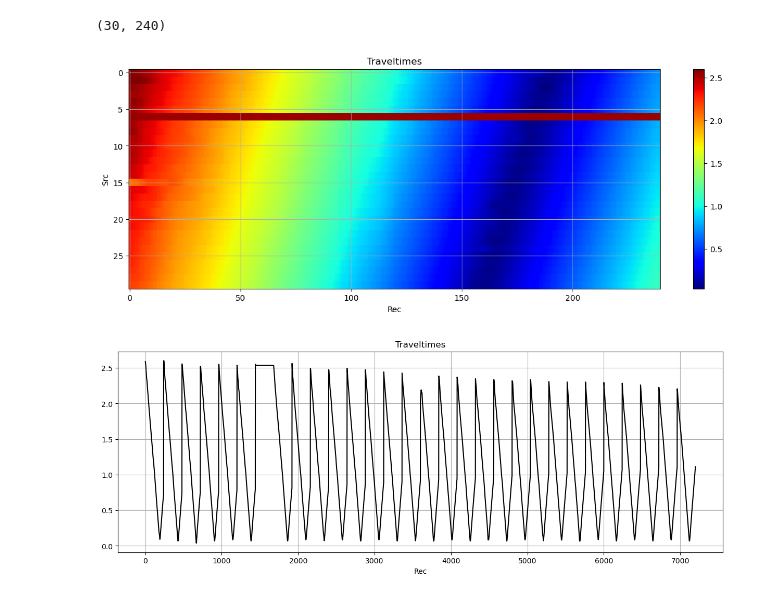
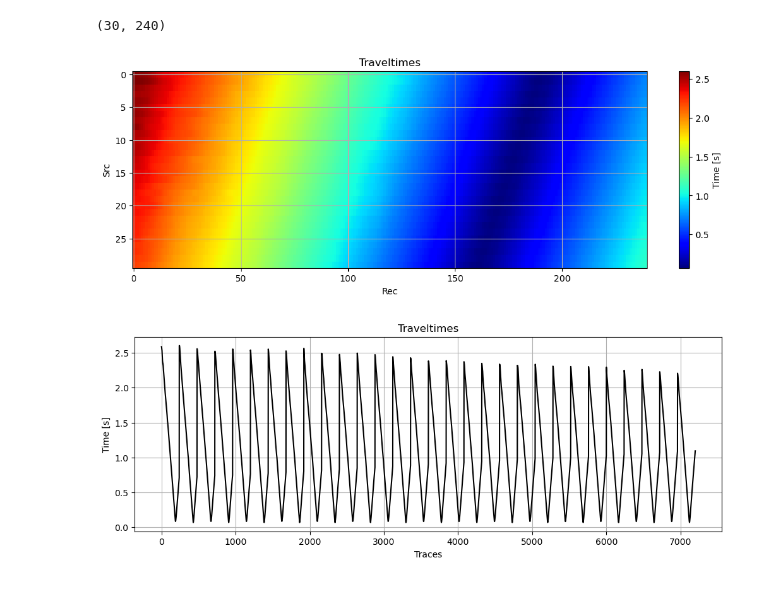
Before and after one commit to Amnah2020/RefrTomo, a Jupyter notebook: notebooks/FirstArrivalPicking_Volvo.ipynb, the cells around one changed output. Cells and saved outputs as stored; diff of their text form; code cells hidden in the pictures.

Commit message:
FIxed traveltime picking and survey geometry

```diff
--- a/notebooks/FirstArrivalPicking_Volvo.ipynb
+++ b/notebooks/FirstArrivalPicking_Volvo.ipynb
@@ -219,6 +266,6 @@ From the figure above, it is evident that applying the filter is not ideal, as i
 # %%
 # Identify the index of the time axis where t = 1s
-ind_t = np.where(sg.t == 1)[0][0]
+ind_t = np.where(t == 1)[0][0]
 
 # Amplify amplitudes beyond 1 second with the tgain function
 shot[:, ind_t:] = (shot[:, ind_t:].T * tgain[ind_t:, np.newaxis]).T
@@ -321,6 +363,9 @@ plt.show()
 
 The second approach is to set to a number times the average amplitude of a window in the background of the shot gather.
 # %%
+# # Obtain parameters for the picking
+ind_src = np.argmin(np.abs(offsetreg))    # index of src
+
 # Create window size
 ntwin = 300   # time samples
 nxwin = 50    # offset samples
@@ -345,7 +390,7 @@ recn_thrs_mid = 30  # Number of receivers threshold for mid offset
 recn_thrs_far = 70  # Number of receivers threshold for far offset
 
 # Set threshold values
-thresh_near = 30
+thresh_near = 50
 thresh_mid = 20
 thresh_far = 7
 
@@ -471,13 +515,13 @@ We apply the second approach to obtain the first arrival traveltimes of all shot
 # %%
 # Create empty lists to store the picked indices and times
 tfirsts = []
-# tfirsts_adjs = []
 
-for ishot in range(nSrc):
-    print(f"Start picking shot {ishot}")
-    shot = d[ishot]
+for src in range(nSrc):
+    print(f"Start picking shot {src}")
+    shot = sg.get_shotgather(src)['P']
     # Compute offset for the given shot
-    offset = np.sqrt((sg.srcx[ishotc] - sg.recx) ** 2 + (sg.srcy[ishotc] - sg.recy) ** 2)
+    offset = np.sqrt((sg.srcx_local[src] - sg.recx_local) ** 2 \
+        + (sg.srcy_local[src] - sg.recy_local) ** 2)
     # Rearrange the offset to start from the source
     offsetreg = np.linspace(-offset[0], offset[-1], nRec)
     # Get the source index
@@ -507,7 +551,7 @@ for ishot in range(nSrc):
     picks_idx = []
     picks_ti = []
 
-    error_threshold = 0.1  # sec. Possibly a dead trace
+    error_threshold = 0.2  # sec. Possibly a dead trace
 
     for rec in range(nRec):
         # Near offset
@@ -515,7 +559,7 @@ for ishot in range(nSrc):
             significant_indices = np.where(np.abs(shot[rec]) > global_threshold_near)[0]
             if significant_indices.size > 0:
                 picks_idx.append(significant_indices[0])
-                picks_ti.append(t_[significant_indices[0]])
+                picks_ti.append(t[significant_indices[0]])
             else:
                 picks_idx.append(picks_idx[-1])
                 picks_ti.append(picks_ti[-1])
@@ -524,7 +568,7 @@ for ishot in range(nSrc):
             significant_indices = np.where(np.abs(shot[rec]) > global_threshold_mid)[0]
             if significant_indices.size > 0:
                 picks_idx.append(significant_indices[0])
-                picks_ti.append(t_[significant_indices[0]])
+                picks_ti.append(t[significant_indices[0]])
             else:
                 picks_idx.append(picks_idx[-1])
                 picks_ti.append(picks_ti[-1])
@@ -533,7 +577,7 @@ for ishot in range(nSrc):
             significant_indices = np.where(np.abs(shot[rec]) > global_threshold_far)[0]
             if significant_indices.size > 0:
                 picks_idx.append(significant_indices[0])
-                picks_ti.append(t_[significant_indices[0]])
+                picks_ti.append(t[significant_indices[0]])
             else:
                 picks_idx.append(picks_idx[-1])
                 picks_ti.append(picks_ti[-1])
@@ -547,14 +591,13 @@ for ishot in range(nSrc):
 
     # 5. Enforce proximity condition between neighboring signals
     proximity_tolerance = 0.01  # sec. Max allowed time difference between neighbors
-    adjusted_times = picks_ti.copy()
+    adjusted_ti = picks_ti.copy()
 
     for i in range(1, len(picks_ti)):
-        if abs(adjusted_times[i] - adjusted_times[i - 1]) > proximity_tolerance:
-            adjusted_times[i] = (adjusted_times[i - 1] + adjusted_times[i]) / 2  # Average with the neighbor
+        if abs(adjusted_ti[i] - adjusted_ti[i - 1]) > proximity_tolerance:
+            adjusted_ti[i] = (adjusted_ti[i - 1] + adjusted_ti[i]) / 2  # Average with the neighbor
 
-    tfirsts.append(adjusted_times)
-    # tfirsts_adjs.append(adjusted_times)
+    tfirsts.append(adjusted_ti)
 # %% [output]
 Start picking shot 0
 Start picking shot 1
@@ -579,22 +623,25 @@ tfirsts.shape
 # %% [output]
 (30, 240)
 # %%
-plt.figure(figsize=(15, 5))
+# Plot the traveltimes matrix
+plt.figure(figsize=(13, 4))
 plt.imshow(tfirsts, cmap='jet')
 plt.axis('tight')
 plt.xlabel('Rec')
 plt.ylabel('Src')
 plt.title('Traveltimes')
 plt.grid(which='both')
-plt.colorbar();
+plt.colorbar(label='Time [s]');
 
-plt.figure(figsize=(15, 5))
+# Plot the traveltimes ravel
+plt.figure(figsize=(12, 4))
 plt.plot(tfirsts.ravel(), 'k')
 plt.axis('tight')
-plt.xlabel('Rec')
+plt.ylabel('Time [s]')
+plt.xlabel('Traces')
 plt.title('Traveltimes')
 plt.grid(which='both')
 # %% [output]
-[figure, old version]
+[figure, new version]
-[figure, old version]
+[figure, new version]
 # %%
```
Also changed, not shown: parts of 28 cells of this notebook.
